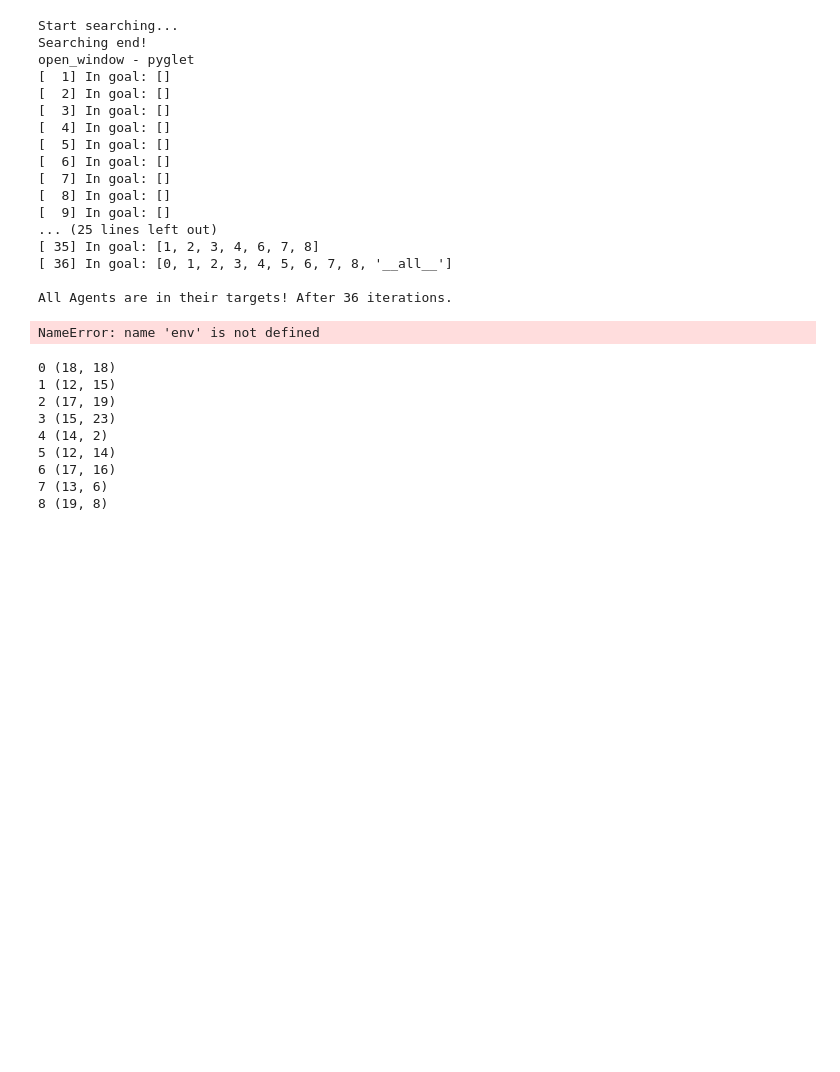
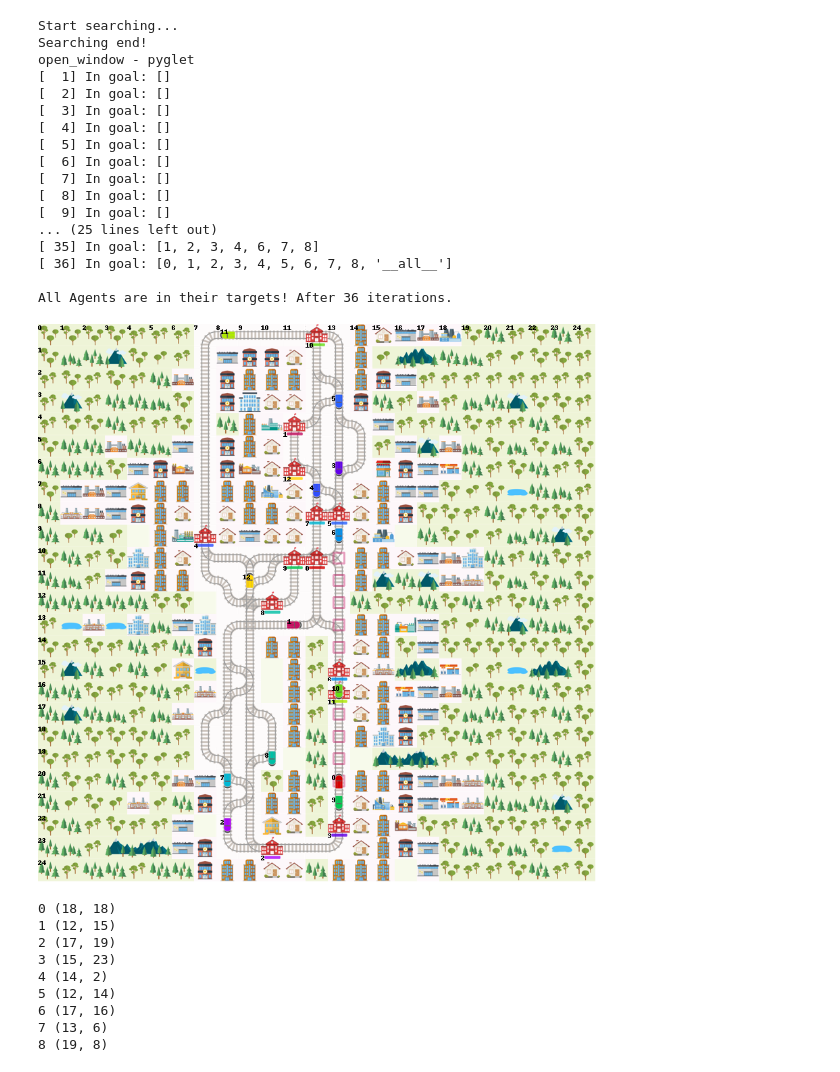
Before and after one commit to kaiserm99/Bachelor-Arbeit-KI, a Jupyter notebook: first_steps/first_steps_cbs.ipynb, the cells around one changed output. Saved outputs shown, nothing was run; the diff lists cells and outputs as text; code cells hidden in the pictures; blank space fills up the shorter version.

```diff
--- a/first_steps/first_steps_cbs.ipynb
+++ b/first_steps/first_steps_cbs.ipynb
@@ -181,26 +181,26 @@ def get_scheudueles(env, outfilename="out.yaml"):
 # %%
 def render_env(env):
     env_renderer = RenderTool(env, gl="PILSVG", screen_width=1000, screen_height=1000, show_debug=True)
 
     for i in range(env.get_num_agents()):
 
         if i == 1:
-            env.dev_obs_dict[i] = []
+            env.dev_obs_dict[i] = [(20,13,0), (19,13,0), (18,13,0), (17,13,0), (16,13,0), (15,13,0), (14,13,0), (13,13,0), (12,13,0), (11,13,0), (10,13,0), (10,12,3)]
 
         else:
             env.dev_obs_dict[i] = []
 
 
 
     env_renderer.render_env(show=True, frames=False, show_observations=True, show_predictions=False, show_rowcols=True)
 
     image = env_renderer.get_image()
     pil_image = PIL.Image.fromarray(image)
     display(pil_image)
 
 render_env(env)
 # %% [output]
-NameError: name 'env' is not defined
+[figure, added]
 # %%
 for a in env.agents:
     print(a.handle, a.position)
```
Also changed, not shown: parts of 3 cells of this notebook, 56 other files.
